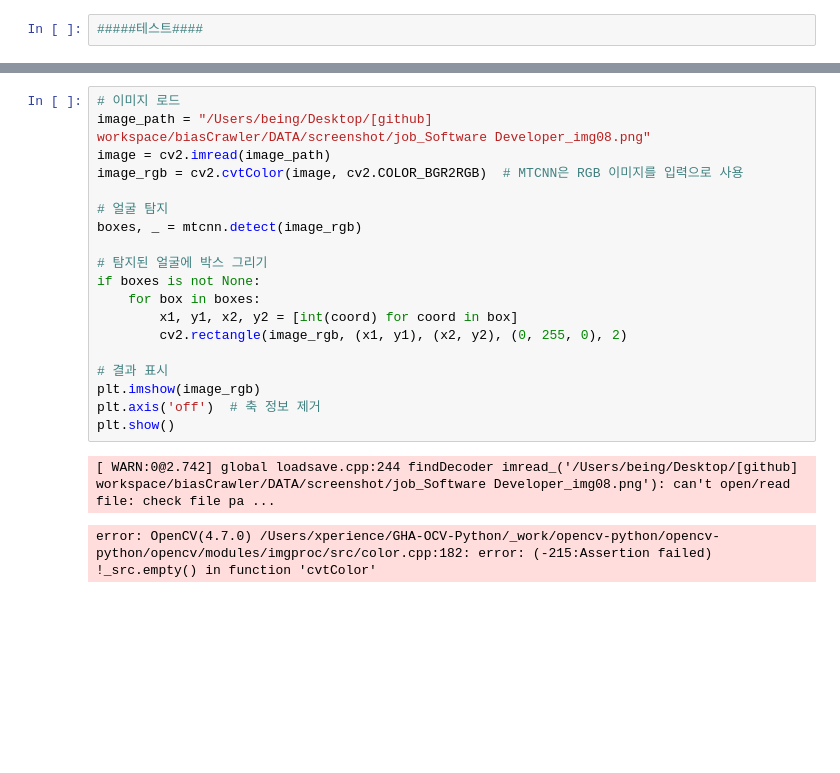
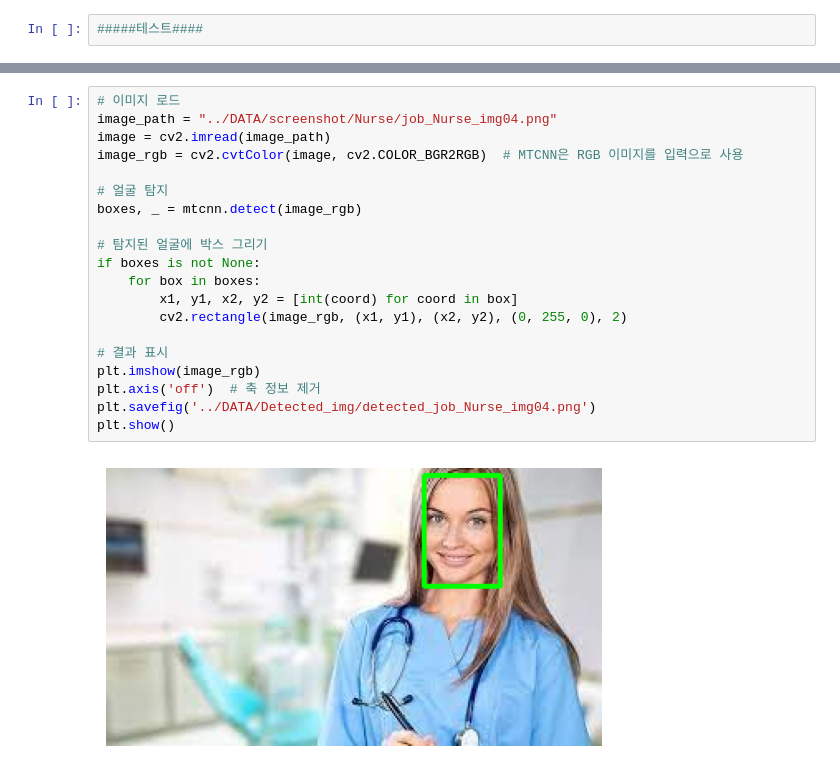
Before and after one commit to being0606/biasCrawler, a Jupyter notebook: FaceDector/faceDetector.v1.ipynb, the cells around one changed output, grey strips where cells are left out. Drawn from its saved outputs; the diff is of its cells as text; blank space fills up the shorter version.

```diff
--- a/FaceDector/faceDetector.v1.ipynb
+++ b/FaceDector/faceDetector.v1.ipynb
@@ -118,22 +120,22 @@ error: OpenCV(4.7.0) /Users/xperience/GHA-OCV-Python/_work/opencv-python/opencv-
 # %%
 # 이미지 로드
-image_path = "/Users/being/Desktop/[github] workspace/biasCrawler/DATA/screenshot/job_Software Developer_img08.png"
+image_path = "../DATA/screenshot/Nurse/job_Nurse_img04.png"
 image = cv2.imread(image_path)
 image_rgb = cv2.cvtColor(image, cv2.COLOR_BGR2RGB)  # MTCNN은 RGB 이미지를 입력으로 사용
 
 # 얼굴 탐지
 boxes, _ = mtcnn.detect(image_rgb)
 
 # 탐지된 얼굴에 박스 그리기
 if boxes is not None:
     for box in boxes:
         x1, y1, x2, y2 = [int(coord) for coord in box]
         cv2.rectangle(image_rgb, (x1, y1), (x2, y2), (0, 255, 0), 2)
 
 # 결과 표시
 plt.imshow(image_rgb)
 plt.axis('off')  # 축 정보 제거
+plt.savefig('../DATA/Detected_img/detected_job_Nurse_img04.png')
 plt.show()
 # %% [output]
-[ WARN:0@2.742] global loadsave.cpp:244 findDecoder imread_('/Users/being/Desktop/[github] workspace/biasCrawler/DATA/screenshot/job_Software Developer_img08.png'): can't open/read file: check file pa ...
-error: OpenCV(4.7.0) /Users/xperience/GHA-OCV-Python/_work/opencv-python/opencv-python/opencv/modules/imgproc/src/color.cpp:182: error: (-215:Assertion failed) !_src.empty() in function 'cvtColor'
+[figure, added]
```
Also changed, not shown: parts of 4 cells of this notebook, 5 other files.
